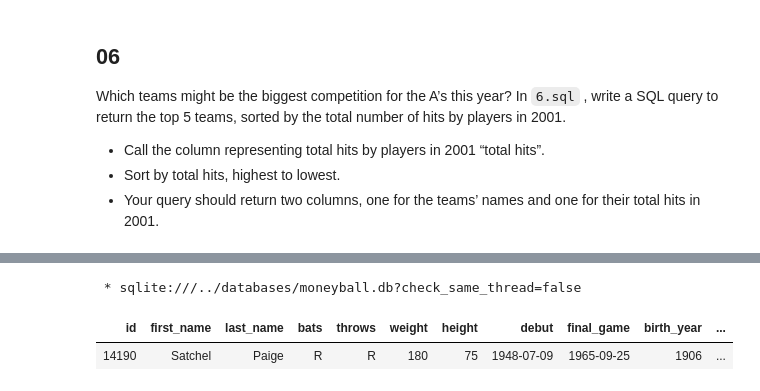
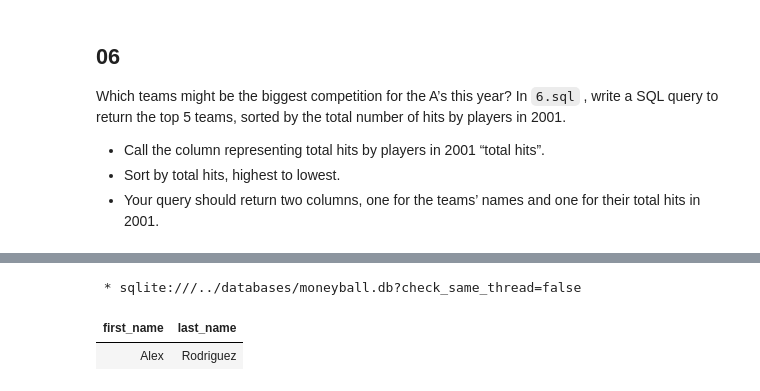
Before and after one commit to jibon-k/CS50sql-Problem-Sets, a Jupyter notebook: week 1/p3_all_solutions_moneyball.ipynb, the cells around one changed output, grey strips where cells are left out. Saved outputs shown, nothing was run; the diff lists cells and outputs as text; code cells hidden in the pictures.

```diff
--- a/week 1/p3_all_solutions_moneyball.ipynb
+++ b/week 1/p3_all_solutions_moneyball.ipynb
@@ -218,9 +251,14 @@ Which teams might be the biggest competition for the A’s this year? In `6.sql`
 # %%
 %%sql
-SELECT * FROM "players"
-        WHERE "first_name" = 'Satchel'
-        AND "last_name" = 'Paige'
+SELECT "first_name", "last_name"
+FROM "players"
+WHERE "id" = (
+    SELECT "player_id" FROM "salaries"
+    WHERE "salary" = (
+        SELECT MAX("salary") FROM "salaries"
+    )
+);
 # %% [output]
  * sqlite:///../databases/moneyball.db?check_same_thread=false
-| id | first_name | last_name | bats | throws | weight | height | debut | final_game | birth_year | ... |
-| 14190 | Satchel | Paige | R | R | 180 | 75 | 1948-07-09 | 1965-09-25 | 1906 | ... |
+| first_name | last_name |
+| Alex | Rodriguez |
```
Also changed, not shown: parts of 17 cells of this notebook.
